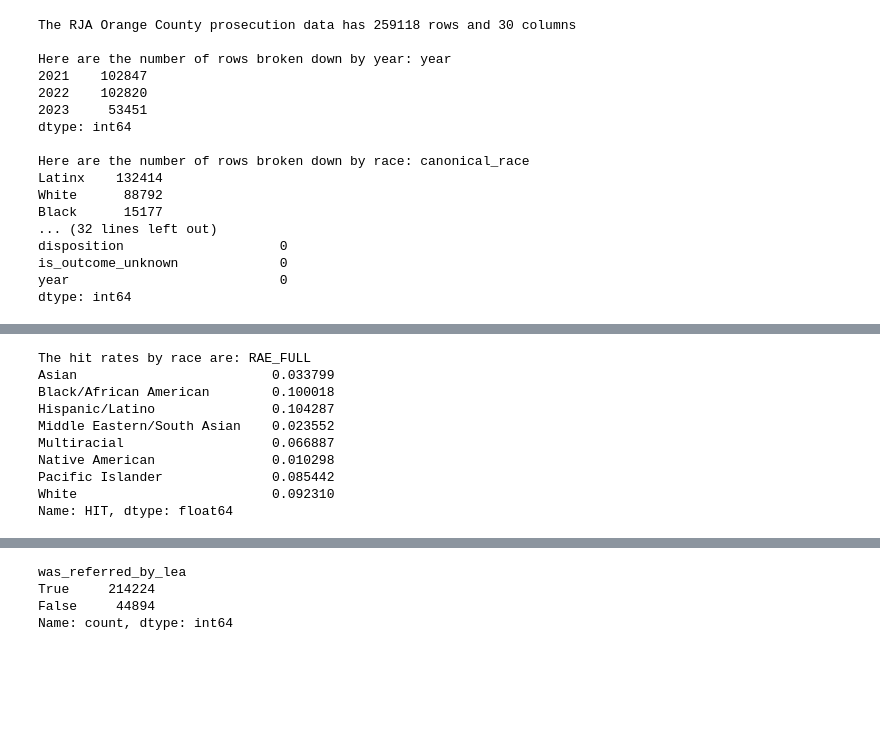
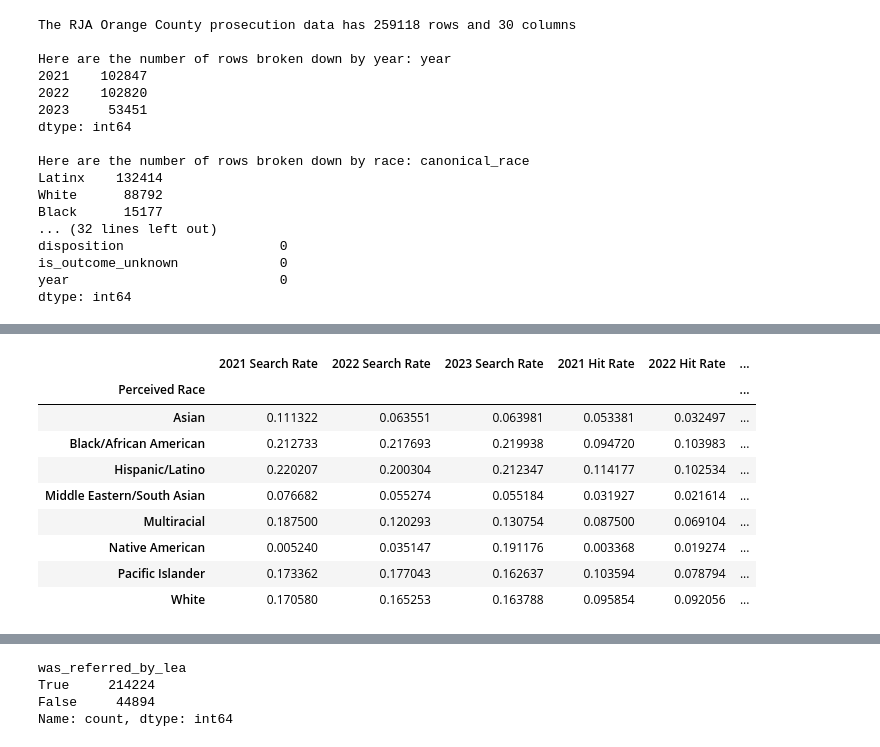
Before and after one commit to laurenbchu/honors-thesis, a Jupyter notebook: notebooks/Data_Exploration.ipynb, the cells around one changed output, grey strips where cells are left out. Saved outputs shown, nothing was run; the diff lists cells and outputs as text; code cells hidden in the pictures; blank space fills up the shorter version.

Commit message:
Updated the Data Exploration code

```diff
--- a/notebooks/Data_Exploration.ipynb
+++ b/notebooks/Data_Exploration.ipynb
@@ -52,0 +78,5 @@ prosecution['year'] = prosecution['filed_date'].dt.year
+# %%
+# Add on the 2023 data
+acs_23 = acs_23.iloc[[79, 85, 86, 87, 88, 89, 90, 91]].reset_index()
+acs['2023 Population Estimate'] = acs_23['Orange County, California!!Estimate']
+acs['2023 Margin of Error'] = acs_23['Orange County, California!!Margin of Error']
@@ -113,6 +165,7 @@ policing["SEARCHED"] = (
     (policing["ADS_SEARCH_PROPERTY"] == 1)
 ).astype(int)
 
-# Calculate the search rate by race
-search_rates = policing.groupby("RAE_FULL")["SEARCHED"].mean()
-print(f'The search rates by race are:', search_rates.sort_values(ascending=False))
+# Calculate the search rate by race by year
+search_rate_2021 = policing[policing['YEAR'] == 2021].groupby("RAE_FULL")["SEARCHED"].mean()
+search_rate_2022 = policing[policing['YEAR'] == 2022].groupby("RAE_FULL")["SEARCHED"].mean()
+search_rate_2023 = policing[policing['YEAR'] == 2023].groupby("RAE_FULL")["SEARCHED"].mean()
@@ -144,17 +186,56 @@ contraband = [
 
 policing["HIT"] = (policing[contraband].sum(axis=1) > 0)
 
-# Calculate the contraband hit race by race
-hit_rates = policing.groupby("RAE_FULL")["HIT"].mean()
-print(f'The hit rates by race are:', hit_rates)
+# Calculate the contraband hit rate by race by year
+hit_rate_2021 = policing[policing['YEAR'] == 2021].groupby("RAE_FULL")["HIT"].mean()
+hit_rate_2022 = policing[policing['YEAR'] == 2022].groupby("RAE_FULL")["HIT"].mean()
+hit_rate_2023 = policing[policing['YEAR'] == 2023].groupby("RAE_FULL")["HIT"].mean()
-# %% [output]
-The hit rates by race are: RAE_FULL
-Asian                         0.033799
-Black/African American        0.100018
-Hispanic/Latino               0.104287
-Middle Eastern/South Asian    0.023552
-Multiracial                   0.066887
-Native American               0.010298
-Pacific Islander              0.085442
-White                         0.092310
-Name: HIT, dtype: float64
+# %%
+# Create one table
+
+policing_tbl = pd.DataFrame({
+    "2021 Search Rate": search_rate_2021,
+    "2022 Search Rate": search_rate_2022,
+    "2023 Search Rate": search_rate_2023,
+    "2021 Hit Rate": hit_rate_2021,
+    "2022 Hit Rate": hit_rate_2022,
+    "2023 Hit Rate": hit_rate_2021,
+    "2021 Search Counts": policing[policing['YEAR'] == 2021].groupby("RAE_FULL")["SEARCHED"].count(),
+    "2022 Search Counts": policing[policing['YEAR'] == 2022].groupby("RAE_FULL")["SEARCHED"].count(),
+    "2023 Search Counts": policing[policing['YEAR'] == 2023].groupby("RAE_FULL")["SEARCHED"].count(),
+    "2021 Hit Counts": policing[policing['YEAR'] == 2021].groupby("RAE_FULL")["HIT"].count(),
+    "2022 Hit Counts": policing[policing['YEAR'] == 2022].groupby("RAE_FULL")["HIT"].count(),
+    "2023 Hit Counts": policing[policing['YEAR'] == 2023].groupby("RAE_FULL")["HIT"].count()
+}).rename_axis('Perceived Race')
+
+# Add population counts to table
+order = [
+    "Asian alone",
+    "Black or African American alone",
+    "Hispanic or Latino (of any race)",
+    "Middle Eastern/South Asian",
+    "Two or more races",
+    "American Indian and Alaska Native alone",
+    "Native Hawaiian and Other Pacific Islander alone",
+    "White alone"
+]
+
+simplified_acs = acs.copy().drop(columns=["2021 Margin of Error", "2022 Margin of Error", "2023 Margin of Error"])
+simplified_acs = simplified_acs.set_index("Group").reindex(order).reset_index()
+
+policing_tbl["2021 Population Estimate"] = simplified_acs["2021 Population Estimate"].values
+policing_tbl["2022 Population Estimate"] = simplified_acs["2022 Population Estimate"].values
+policing_tbl["2023 Population Estimate"] = simplified_acs["2023 Population Estimate"].values
+
+policing_tbl
+# %% [output]
+|  | 2021 Search Rate | 2022 Search Rate | 2023 Search Rate | 2021 Hit Rate | 2022 Hit Rate | ... |
+| Perceived Race |  |  |  |  |  | ... |
+| Asian | 0.111322 | 0.063551 | 0.063981 | 0.053381 | 0.032497 | ... |
+| Black/African American | 0.212733 | 0.217693 | 0.219938 | 0.094720 | 0.103983 | ... |
+| Hispanic/Latino | 0.220207 | 0.200304 | 0.212347 | 0.114177 | 0.102534 | ... |
+| Middle Eastern/South Asian | 0.076682 | 0.055274 | 0.055184 | 0.031927 | 0.021614 | ... |
+| Multiracial | 0.187500 | 0.120293 | 0.130754 | 0.087500 | 0.069104 | ... |
+| Native American | 0.005240 | 0.035147 | 0.191176 | 0.003368 | 0.019274 | ... |
+| Pacific Islander | 0.173362 | 0.177043 | 0.162637 | 0.103594 | 0.078794 | ... |
+| White | 0.170580 | 0.165253 | 0.163788 | 0.095854 | 0.092056 | ... |
```
Also changed, not shown: parts of 12 cells of this notebook.
